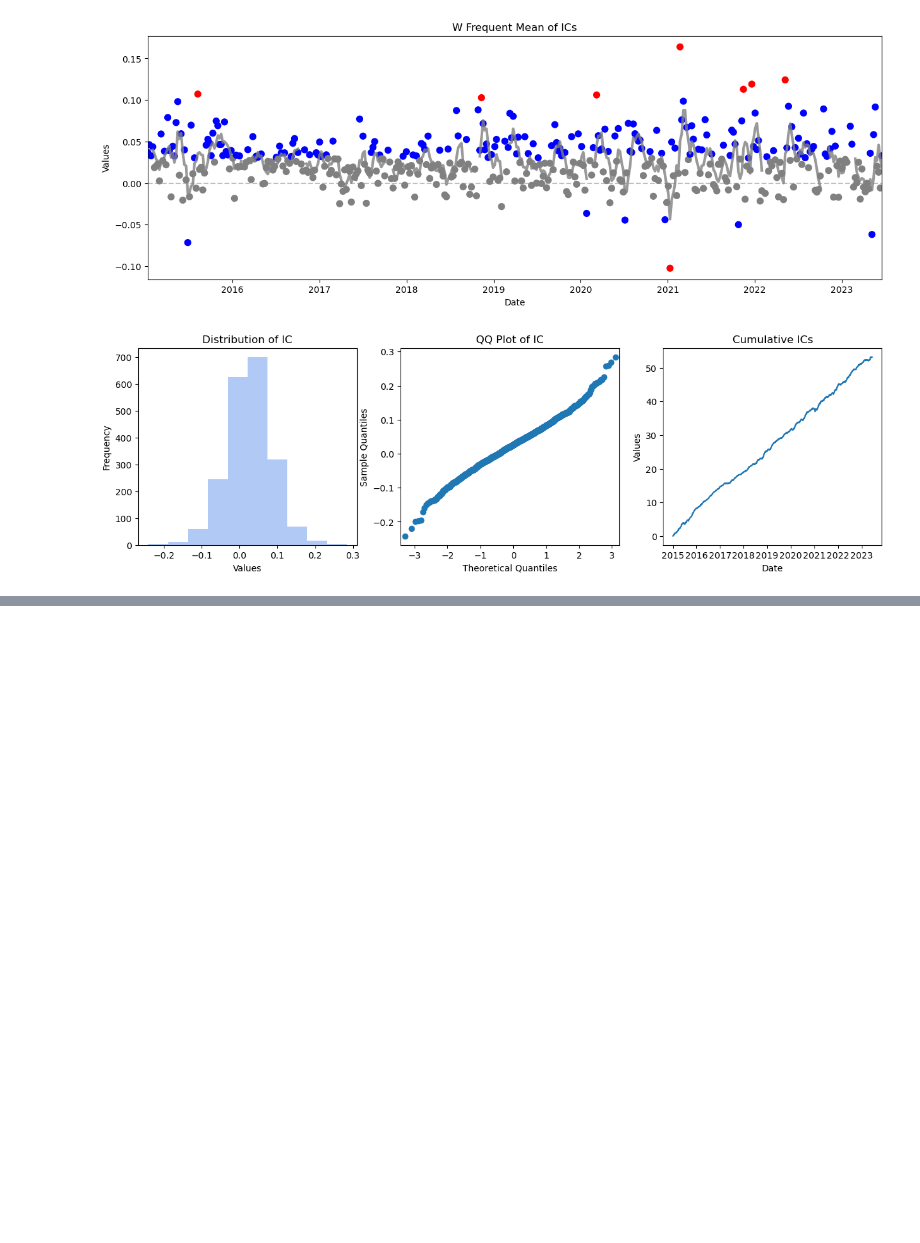
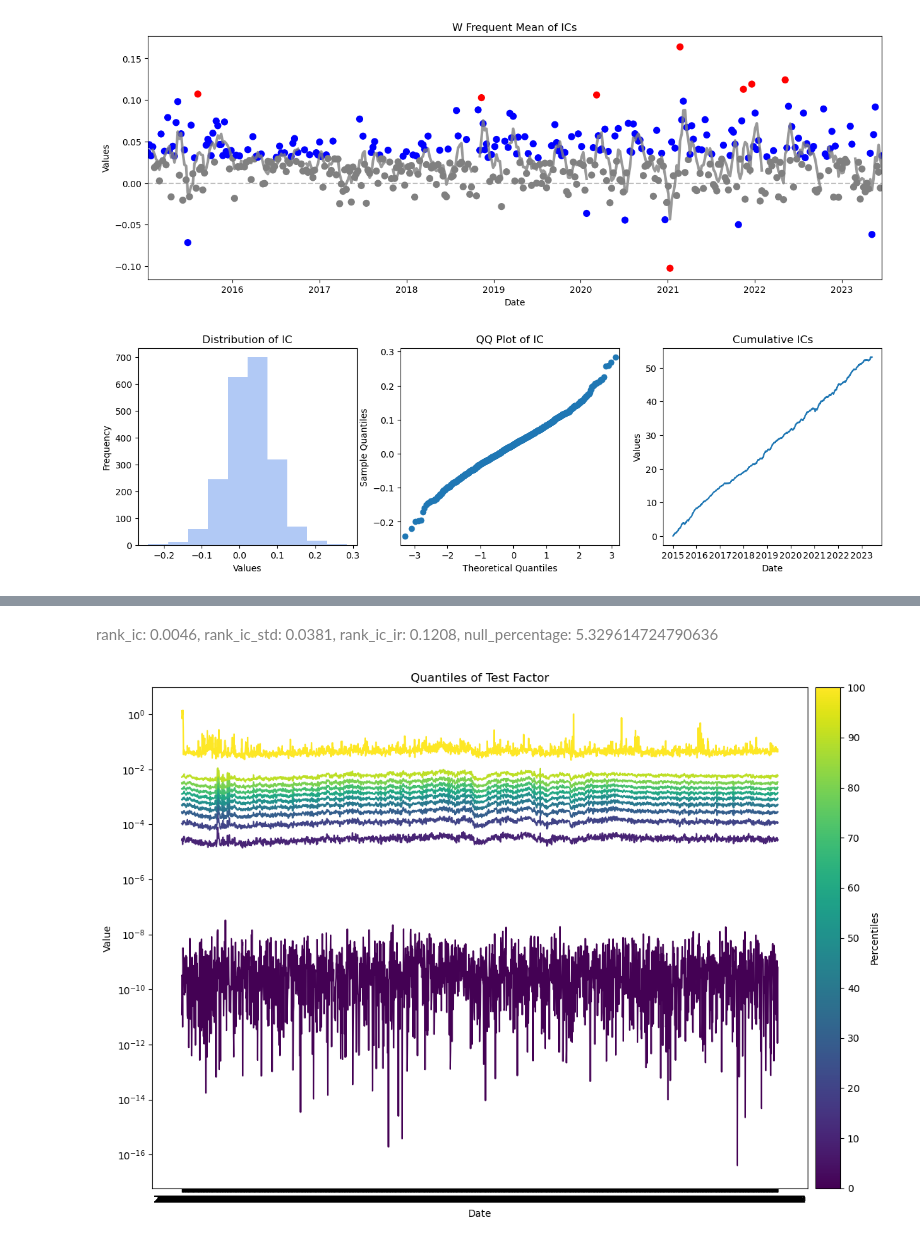
Before and after one commit to AlfredCYL/factor_analyser, a Jupyter notebook: Functional Demo.ipynb, the cells around one changed output, grey strips where cells are left out. Cells and saved outputs as stored; diff of their text form; code cells hidden in the pictures; blank space fills up the shorter version.

```diff
--- a/Functional Demo.ipynb
+++ b/Functional Demo.ipynb
@@ -90,0 +152,10 @@ To-do list：
+# %%
+f2 = f.sub(f.mean(1),axis = 0)**2
+ic,ic_std,icir,null_pct = ff.evaluate_factor_icir(f2,ic_thresh=0.02,icir_thresh=0.3,return_only=False)
+ff.save_factor(f2,factor_name='f^2',time_point= '1500',root_path = "./data/factors/")
+# %% [output]
+rank_ic: 0.0046, rank_ic_std: 0.0381, rank_ic_ir: 0.1208, null_percentage: 5.329614724790636
+# %%
+ff.plot_factor_quantiles(f2, log_scale=True)
+# %% [output]
+[figure, added]
```
Also changed, not shown: parts of 14 cells of this notebook, 23 other files.
